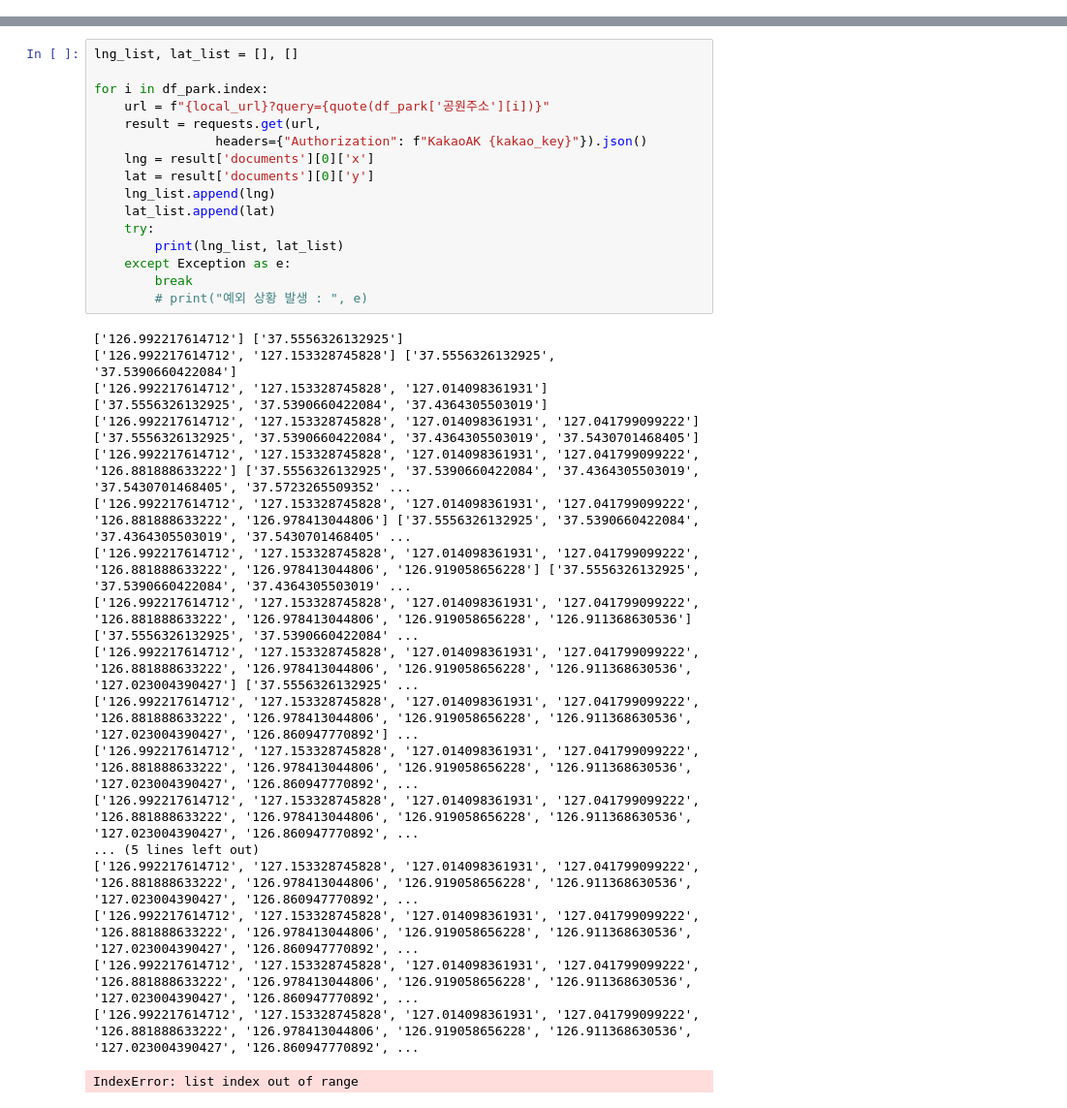
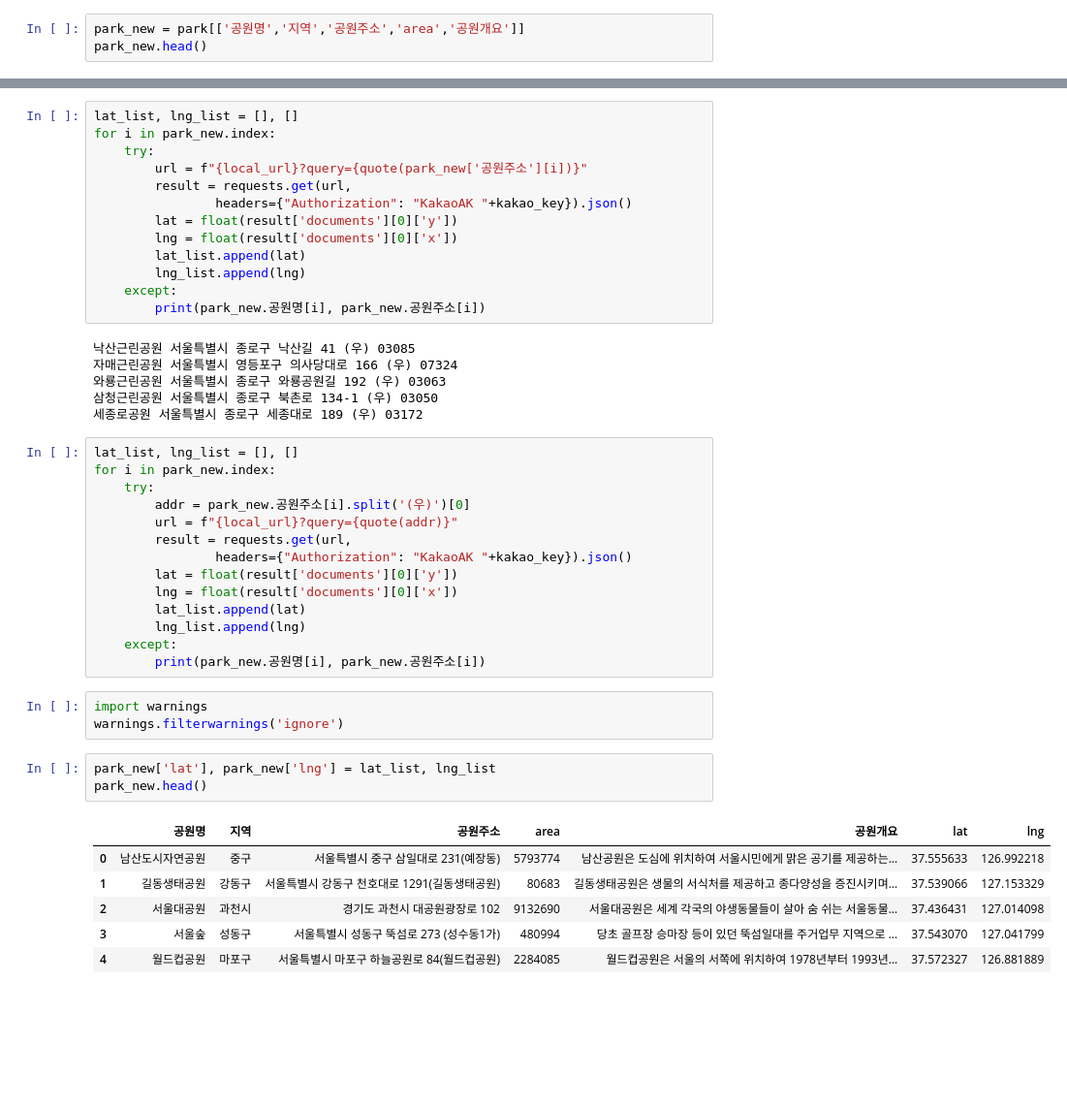
Before and after one commit to chereen228/Data-Analysis, a Jupyter notebook: 04.지도공공API/04_서울시공원지도.ipynb, the cells around one changed output, grey strips where cells are left out. Shown at 97% size. Drawn from its saved outputs; the diff is of its cells as text; blank space fills up the shorter version.

```diff
--- a/04.지도공공API/04_서울시공원지도.ipynb
+++ b/04.지도공공API/04_서울시공원지도.ipynb
@@ -0,0 +70,3 @@
+# %%
+park_new = park[['공원명','지역','공원주소','area','공원개요']]
+park_new.head()
@@ -32,35 +89,46 @@ df_park
 # %%
-lng_list, lat_list = [], []
-
-for i in df_park.index:
-    url = f"{local_url}?query={quote(df_park['공원주소'][i])}"
-    result = requests.get(url,
-                headers={"Authorization": f"KakaoAK {kakao_key}"}).json()
-    lng = result['documents'][0]['x']
-    lat = result['documents'][0]['y']
-    lng_list.append(lng)
-    lat_list.append(lat)
+lat_list, lng_list = [], []
+for i in park_new.index:
     try:
-        print(lng_list, lat_list)
-    except Exception as e:
-        break
-        # print("예외 상황 발생 : ", e)
+        url = f"{local_url}?query={quote(park_new['공원주소'][i])}"
+        result = requests.get(url,
+                headers={"Authorization": "KakaoAK "+kakao_key}).json()
+        lat = float(result['documents'][0]['y'])
+        lng = float(result['documents'][0]['x'])
+        lat_list.append(lat)
+        lng_list.append(lng)
+    except:
+        print(park_new.공원명[i], park_new.공원주소[i])
 # %% [output]
-['126.992217614712'] ['37.5556326132925']
-['126.992217614712', '127.153328745828'] ['37.5556326132925', '37.5390660422084']
-['126.992217614712', '127.153328745828', '127.014098361931'] ['37.5556326132925', '37.5390660422084', '37.4364305503019']
-['126.992217614712', '127.153328745828', '127.014098361931', '127.041799099222'] ['37.5556326132925', '37.5390660422084', '37.4364305503019', '37.5430701468405']
-['126.992217614712', '127.153328745828', '127.014098361931', '127.041799099222', '126.881888633222'] ['37.5556326132925', '37.5390660422084', '37.4364305503019', '37.5430701468405', '37.5723265509352' ...
-['126.992217614712', '127.153328745828', '127.014098361931', '127.041799099222', '126.881888633222', '126.978413044806'] ['37.5556326132925', '37.5390660422084', '37.4364305503019', '37.5430701468405' ...
-['126.992217614712', '127.153328745828', '127.014098361931', '127.041799099222', '126.881888633222', '126.978413044806', '126.919058656228'] ['37.5556326132925', '37.5390660422084', '37.4364305503019' ...
-['126.992217614712', '127.153328745828', '127.014098361931', '127.041799099222', '126.881888633222', '126.978413044806', '126.919058656228', '126.911368630536'] ['37.5556326132925', '37.5390660422084' ...
-['126.992217614712', '127.153328745828', '127.014098361931', '127.041799099222', '126.881888633222', '126.978413044806', '126.919058656228', '126.911368630536', '127.023004390427'] ['37.5556326132925' ...
-['126.992217614712', '127.153328745828', '127.014098361931', '127.041799099222', '126.881888633222', '126.978413044806', '126.919058656228', '126.911368630536', '127.023004390427', '126.860947770892'] ...
-['126.992217614712', '127.153328745828', '127.014098361931', '127.041799099222', '126.881888633222', '126.978413044806', '126.919058656228', '126.911368630536', '127.023004390427', '126.860947770892', ...
-['126.992217614712', '127.153328745828', '127.014098361931', '127.041799099222', '126.881888633222', '126.978413044806', '126.919058656228', '126.911368630536', '127.023004390427', '126.860947770892', ...
-... (5 lines left out)
-['126.992217614712', '127.153328745828', '127.014098361931', '127.041799099222', '126.881888633222', '126.978413044806', '126.919058656228', '126.911368630536', '127.023004390427', '126.860947770892', ...
-['126.992217614712', '127.153328745828', '127.014098361931', '127.041799099222', '126.881888633222', '126.978413044806', '126.919058656228', '126.911368630536', '127.023004390427', '126.860947770892', ...
-['126.992217614712', '127.153328745828', '127.014098361931', '127.041799099222', '126.881888633222', '126.978413044806', '126.919058656228', '126.911368630536', '127.023004390427', '126.860947770892', ...
-['126.992217614712', '127.153328745828', '127.014098361931', '127.041799099222', '126.881888633222', '126.978413044806', '126.919058656228', '126.911368630536', '127.023004390427', '126.860947770892', ...
+낙산근린공원 서울특별시 종로구 낙산길 41 (우) 03085
+자매근린공원 서울특별시 영등포구 의사당대로 166 (우) 07324
+와룡근린공원 서울특별시 종로구 와룡공원길 192 (우) 03063
+삼청근린공원 서울특별시 종로구 북촌로 134-1 (우) 03050
+세종로공원 서울특별시 종로구 세종대로 189 (우) 03172
-IndexError: list index out of range
+# %%
+lat_list, lng_list = [], []
+for i in park_new.index:
+    try:
+        addr = park_new.공원주소[i].split('(우)')[0]
+        url = f"{local_url}?query={quote(addr)}"
+        result = requests.get(url,
+                headers={"Authorization": "KakaoAK "+kakao_key}).json()
+        lat = float(result['documents'][0]['y'])
+        lng = float(result['documents'][0]['x'])
+        lat_list.append(lat)
+        lng_list.append(lng)
+    except:
+        print(park_new.공원명[i], park_new.공원주소[i])
+# %%
+import warnings
+warnings.filterwarnings('ignore')
+# %%
+park_new['lat'], park_new['lng'] = lat_list, lng_list
+park_new.head()
+# %% [output]
+|  | 공원명 | 지역 | 공원주소 | area | 공원개요 | lat | lng |
+| 0 | 남산도시자연공원 | 중구 | 서울특별시 중구 삼일대로 231(예장동) | 5793774 | 남산공원은 도심에 위치하여 서울시민에게 맑은 공기를 제공하는... | 37.555633 | 126.992218 |
+| 1 | 길동생태공원 | 강동구 | 서울특별시 강동구 천호대로 1291(길동생태공원) | 80683 | 길동생태공원은 생물의 서식처를 제공하고 종다양성을 증진시키며... | 37.539066 | 127.153329 |
+| 2 | 서울대공원 | 과천시 | 경기도 과천시 대공원광장로 102 | 9132690 | 서울대공원은 세계 각국의 야생동물들이 살아 숨 쉬는 서울동물... | 37.436431 | 127.014098 |
+| 3 | 서울숲 | 성동구 | 서울특별시 성동구 뚝섬로 273 (성수동1가) | 480994 | 당초 골프장 승마장 등이 있던 뚝섬일대를 주거업무 지역으로 ... | 37.543070 | 127.041799 |
+| 4 | 월드컵공원 | 마포구 | 서울특별시 마포구 하늘공원로 84(월드컵공원) | 2284085 | 월드컵공원은 서울의 서쪽에 위치하여 1978년부터 1993년... | 37.572327 | 126.881889 |
```
Also changed, not shown: parts of 24 cells of this notebook.
